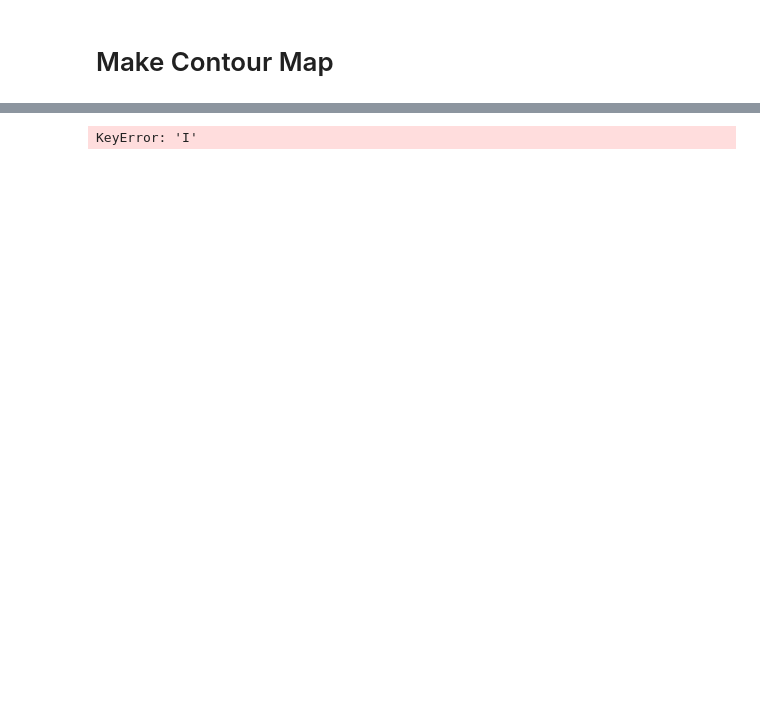
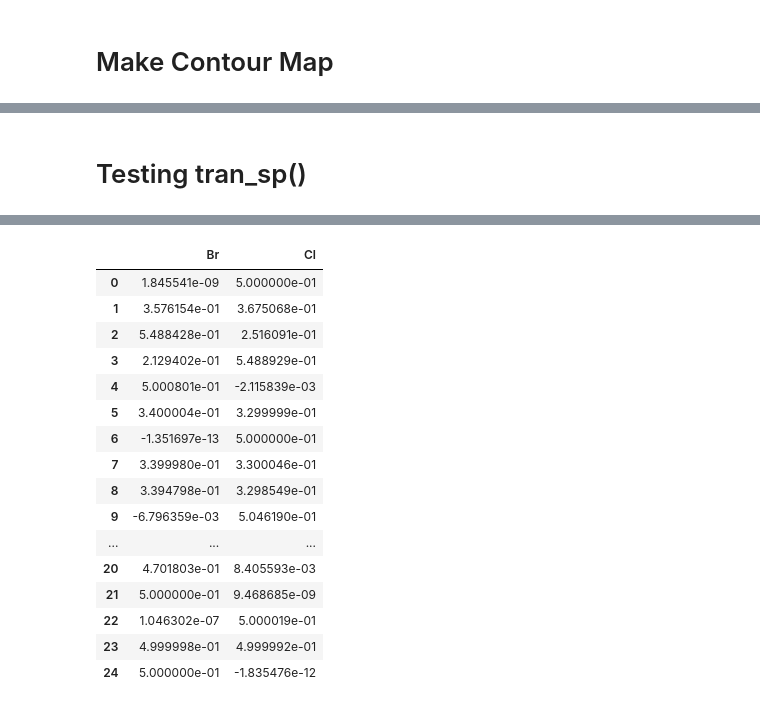
Before and after one commit to kaybr24/perovskite-solar, a Jupyter notebook: Triple Halide Contour Map.ipynb, the cells around one changed output, grey strips where cells are left out. Drawn from its saved outputs; the diff is of its cells as text; code cells hidden in the pictures; blank space fills up the shorter version.

```diff
--- a/Triple Halide Contour Map.ipynb
+++ b/Triple Halide Contour Map.ipynb
@@ -355,59 +313,8 @@ Warning: geom_segment : Removed 1 rows containing missing values.
+# %% [markdown]
+# Testing tran_sp()
 # %%
 #gr.tran_sp()
-df_sp = gr.tran_sp(df_thp, n=5, var=["Br", "Cl"])
+df_sp = gr.tran_sp(, n=25, var=["Br", "Cl"], verbose="this is a message from the transform support function") #try with 3 variables?
 
 df_sp
-
-#Show visualization
-(
-    df_sp
-    >> tf_bary(a="I", b="Br", c="Cl", x="x", y="y")
-    >> pt.ggplot(pt.aes("x", "y"))
-    # draw triangle
-    + pt.geom_segment(
-        data=df_tri_bounds,
-        mapping=pt.aes(xend="gr.lead(x)", yend="gr.lead(y)")
-    )
-    # create Cl, Br, I labels
-    + pt.geom_label(
-        data=df_tri_labels,
-        mapping=pt.aes(label="label")
-    )
-   # + pt.geom_count(pt.aes(color=""))
-
-    # remove grey background, make white background
-    + pt.theme_void()
-
-    #what does this do?
-#     + pt.theme(
-#         plot_background=pt.element_rect(fill="white")
-#     )
-)
-
-
-
-#gr.comp_vec_function() #adds a function to existing model
-#>>> ## Auxiliary inputs
-#   (
-    #gr.Model()
-    #>> gr.comp_vec_function(
-#    >>>         fun=lambda df: gr.df_make(
-#    >>>             f=df.c * df.x + (1 - df.c) * df.y,
-#    >>>         ),
-#    >>>         var=["x", "y"],
-#    >>>         out=["f", "g"],
-#    >>>     )
-#    >>>     >> gr.cp_bounds(
-#    >>>         x=(-1, +1),
-#    >>>         y=(-1, +1),
-#    >>>     )
-#     >>>     >> gr.ev_contour(
-#     >>>         var=["x", "y"],
-#     >>>         out=["f"],
-#     >>>         df=gr.df_make(c=[0, 1])
-#     >>>     )
-#     >>>
-#     >>>     >> gr.ggplot(gr.aes("x", "y"))
-#     >>>     + gr.geom_segment(gr.aes(xend="x_end", yend="y_end", group="level", color="c"))
-#     >>> )
 # %% [output]
@@ -415 +322,17 @@ tran_sp finished in 30 iterations with distance criterion 8.860e-04
-KeyError: 'I'
+|  | Br | Cl |
+| 0 | 1.845541e-09 | 5.000000e-01 |
+| 1 | 3.576154e-01 | 3.675068e-01 |
+| 2 | 5.488428e-01 | 2.516091e-01 |
+| 3 | 2.129402e-01 | 5.488929e-01 |
+| 4 | 5.000801e-01 | -2.115839e-03 |
+| 5 | 3.400004e-01 | 3.299999e-01 |
+| 6 | -1.351697e-13 | 5.000000e-01 |
+| 7 | 3.399980e-01 | 3.300046e-01 |
+| 8 | 3.394798e-01 | 3.298549e-01 |
+| 9 | -6.796359e-03 | 5.046190e-01 |
+| ... | ... | ... |
+| 20 | 4.701803e-01 | 8.405593e-03 |
+| 21 | 5.000000e-01 | 9.468685e-09 |
+| 22 | 1.046302e-07 | 5.000019e-01 |
+| 23 | 4.999998e-01 | 4.999992e-01 |
+| 24 | 5.000000e-01 | -1.835476e-12 |
```
Also changed, not shown: parts of 10 cells of this notebook.
